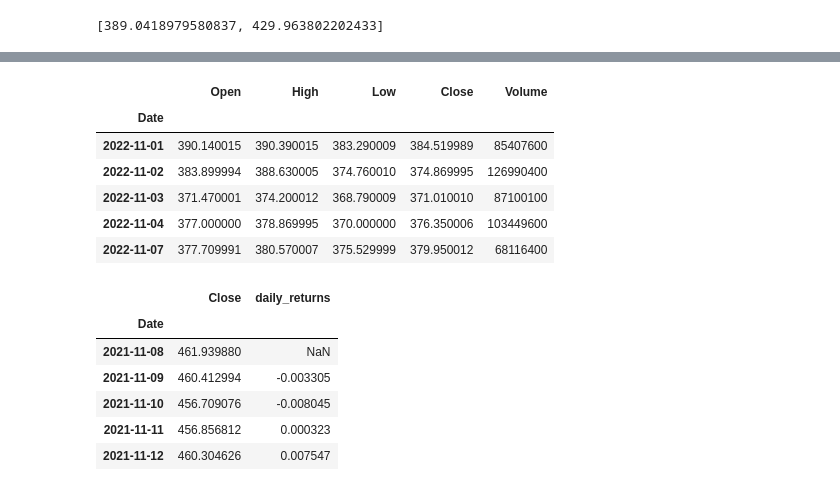
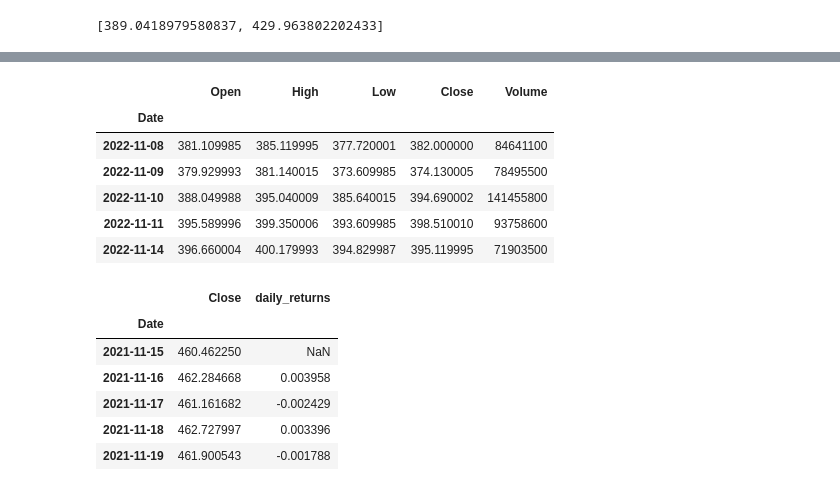
Before and after one commit to hspence00/AlgoTrading_Project, a Jupyter notebook: Candle Stick Chart w: Support and Resistance/support_resistance.ipynb, the cells around one changed output, grey strips where cells are left out. Cells and saved outputs as stored; diff of their text form; code cells hidden in the pictures.

```diff
--- a/Candle Stick Chart w: Support and Resistance/support_resistance.ipynb
+++ b/Candle Stick Chart w: Support and Resistance/support_resistance.ipynb
@@ -262,14 +254,14 @@ num
 # %%
-data = pd.read_csv("SPY.csv", index_col="Date")
+data = pd.read_csv("data.csv", index_col="Date")
 data.tail()
 # %% [output]
 |  | Open | High | Low | Close | Volume |
 | Date |  |  |  |  |  |
-| 2022-11-01 | 390.140015 | 390.390015 | 383.290009 | 384.519989 | 85407600 |
-| 2022-11-02 | 383.899994 | 388.630005 | 374.760010 | 374.869995 | 126990400 |
-| 2022-11-03 | 371.470001 | 374.200012 | 368.790009 | 371.010010 | 87100100 |
-| 2022-11-04 | 377.000000 | 378.869995 | 370.000000 | 376.350006 | 103449600 |
-| 2022-11-07 | 377.709991 | 380.570007 | 375.529999 | 379.950012 | 68116400 |
+| 2022-11-08 | 381.109985 | 385.119995 | 377.720001 | 382.000000 | 84641100 |
+| 2022-11-09 | 379.929993 | 381.140015 | 373.609985 | 374.130005 | 78495500 |
+| 2022-11-10 | 388.049988 | 395.040009 | 385.640015 | 394.690002 | 141455800 |
+| 2022-11-11 | 395.589996 | 399.350006 | 393.609985 | 398.510010 | 93758600 |
+| 2022-11-14 | 396.660004 | 400.179993 | 394.829987 | 395.119995 | 71903500 |
 # %%
 data = data.drop(columns = ['Volume', 'Open', 'High', 'Low'])
 # %%
@@ -278,11 +270,11 @@ data.head()
 # %% [output]
 |  | Close | daily_returns |
 | Date |  |  |
-| 2021-11-08 | 461.939880 | NaN |
-| 2021-11-09 | 460.412994 | -0.003305 |
-| 2021-11-10 | 456.709076 | -0.008045 |
-| 2021-11-11 | 456.856812 | 0.000323 |
-| 2021-11-12 | 460.304626 | 0.007547 |
+| 2021-11-15 | 460.462250 | NaN |
+| 2021-11-16 | 462.284668 | 0.003958 |
+| 2021-11-17 | 461.161682 | -0.002429 |
+| 2021-11-18 | 462.727997 | 0.003396 |
+| 2021-11-19 | 461.900543 | -0.001788 |
 # %%
 import numpy as np
 # %%
```
Also changed, not shown: parts of 12 cells of this notebook, 1 other file.
